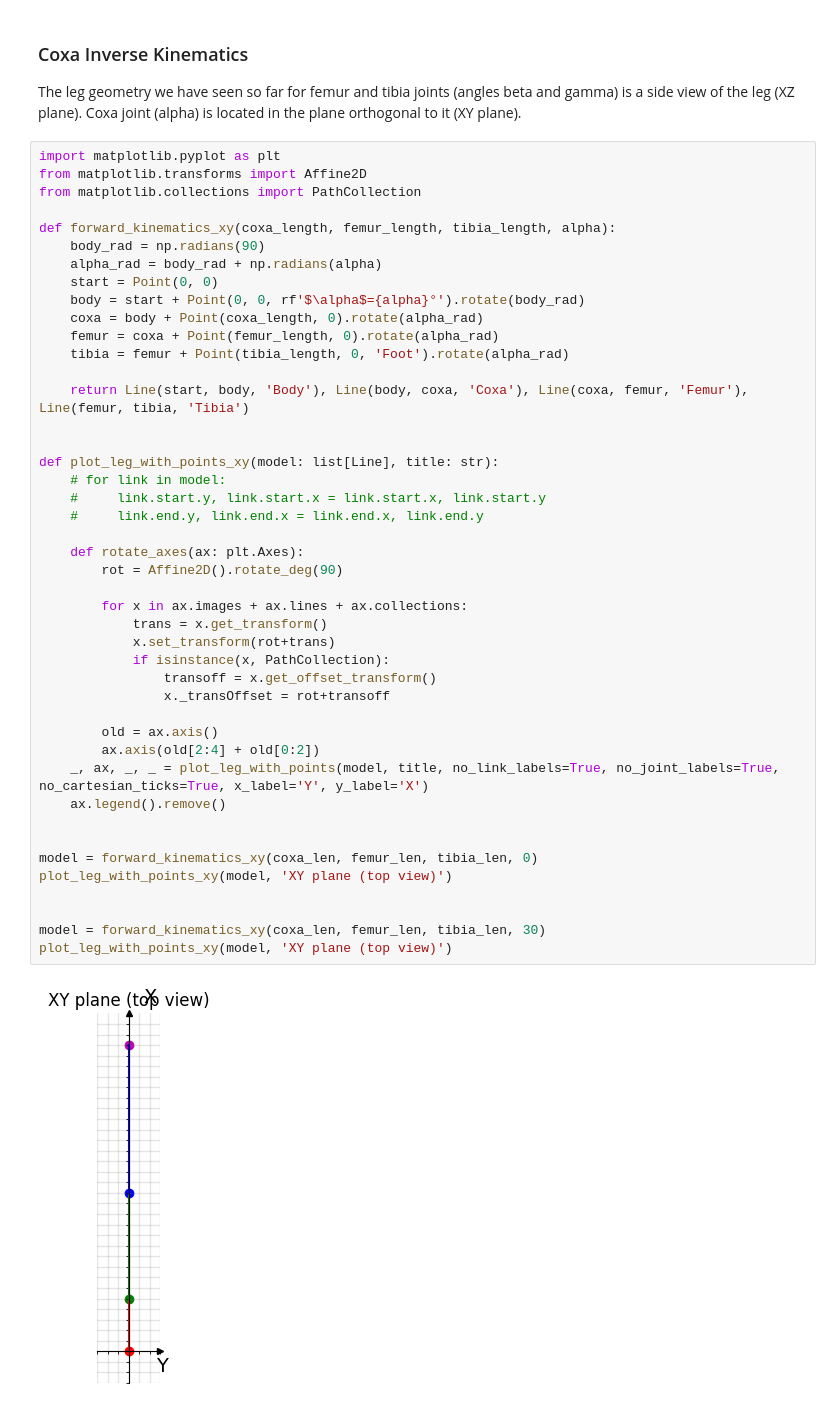
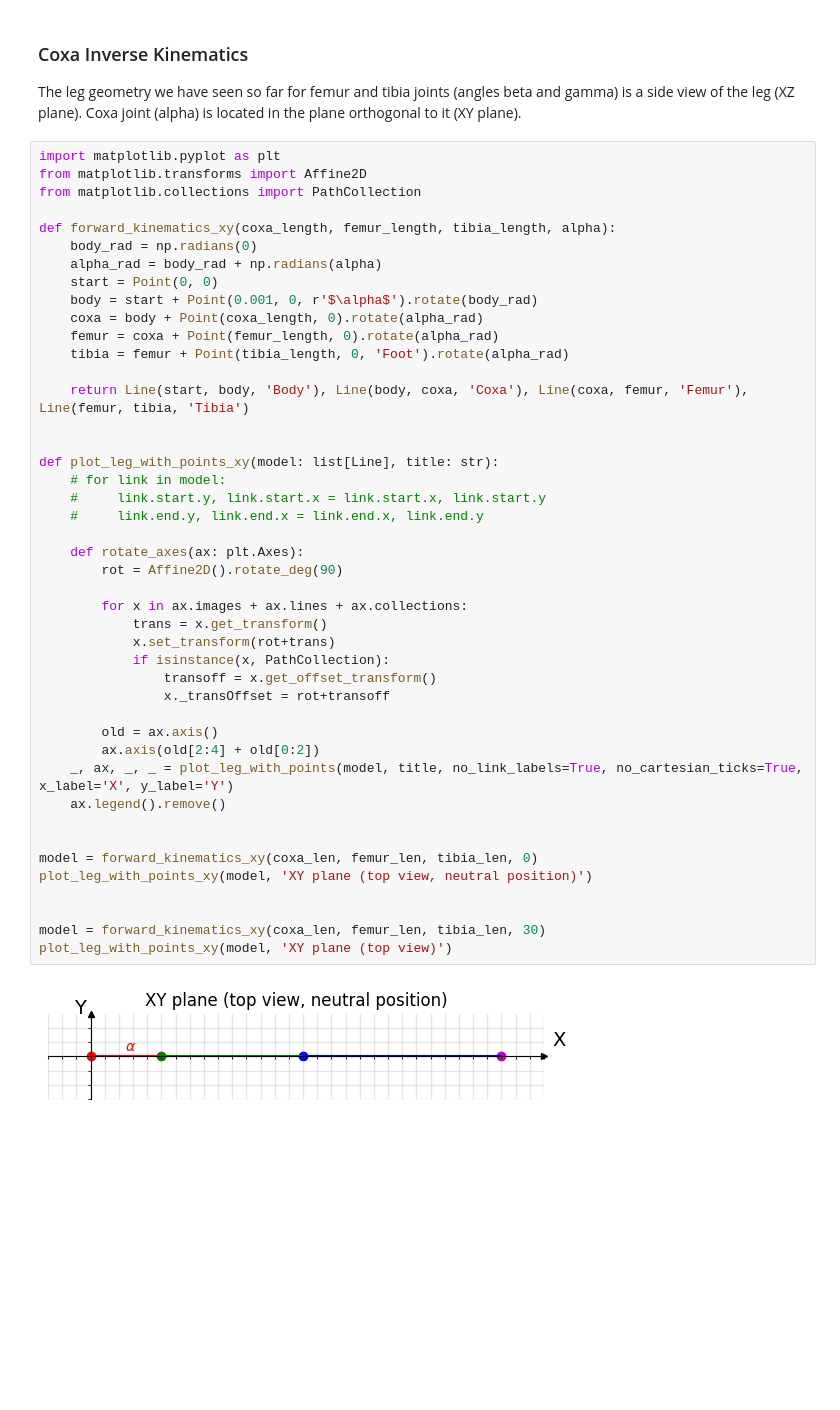
Before and after one commit to Dr-QP/Dr.QP, a Jupyter notebook: packages/runtime/drqp_brain/notebooks/getting_started_with_robot_ik.ipynb, the cells around one changed output. Cells and saved outputs as stored; diff of their text form; blank space fills up the shorter version.

Commit message:
use simple plot for now

```diff
--- a/packages/runtime/drqp_brain/notebooks/getting_started_with_robot_ik.ipynb
+++ b/packages/runtime/drqp_brain/notebooks/getting_started_with_robot_ik.ipynb
@@ -371,43 +371,43 @@ from matplotlib.transforms import Affine2D
 from matplotlib.collections import PathCollection
 
 def forward_kinematics_xy(coxa_length, femur_length, tibia_length, alpha):
-    body_rad = np.radians(90)
+    body_rad = np.radians(0)
     alpha_rad = body_rad + np.radians(alpha)
     start = Point(0, 0)
-    body = start + Point(0, 0, rf'$\alpha$={alpha}°').rotate(body_rad)
+    body = start + Point(0.001, 0, r'$\alpha$').rotate(body_rad)
     coxa = body + Point(coxa_length, 0).rotate(alpha_rad)
     femur = coxa + Point(femur_length, 0).rotate(alpha_rad)
     tibia = femur + Point(tibia_length, 0, 'Foot').rotate(alpha_rad)
 
     return Line(start, body, 'Body'), Line(body, coxa, 'Coxa'), Line(coxa, femur, 'Femur'), Line(femur, tibia, 'Tibia')
 
 
 def plot_leg_with_points_xy(model: list[Line], title: str):
     # for link in model:
     #     link.start.y, link.start.x = link.start.x, link.start.y
     #     link.end.y, link.end.x = link.end.x, link.end.y
 
     def rotate_axes(ax: plt.Axes):
         rot = Affine2D().rotate_deg(90)
 
         for x in ax.images + ax.lines + ax.collections:
             trans = x.get_transform()
             x.set_transform(rot+trans)
             if isinstance(x, PathCollection):
                 transoff = x.get_offset_transform()
                 x._transOffset = rot+transoff
 
         old = ax.axis()
         ax.axis(old[2:4] + old[0:2])
-    _, ax, _, _ = plot_leg_with_points(model, title, no_link_labels=True, no_joint_labels=True, no_cartesian_ticks=True, x_label='Y', y_label='X')
+    _, ax, _, _ = plot_leg_with_points(model, title, no_link_labels=True, no_cartesian_ticks=True, x_label='X', y_label='Y')
     ax.legend().remove()
 
 
 model = forward_kinematics_xy(coxa_len, femur_len, tibia_len, 0)
-plot_leg_with_points_xy(model, 'XY plane (top view)')
+plot_leg_with_points_xy(model, 'XY plane (top view, neutral position)')
 
 
 model = forward_kinematics_xy(coxa_len, femur_len, tibia_len, 30)
 plot_leg_with_points_xy(model, 'XY plane (top view)')
 # %% [output]
-[figure, old version]
+[figure, new version]
```
Also changed, not shown: parts of 11 cells of this notebook, 1 other file.
